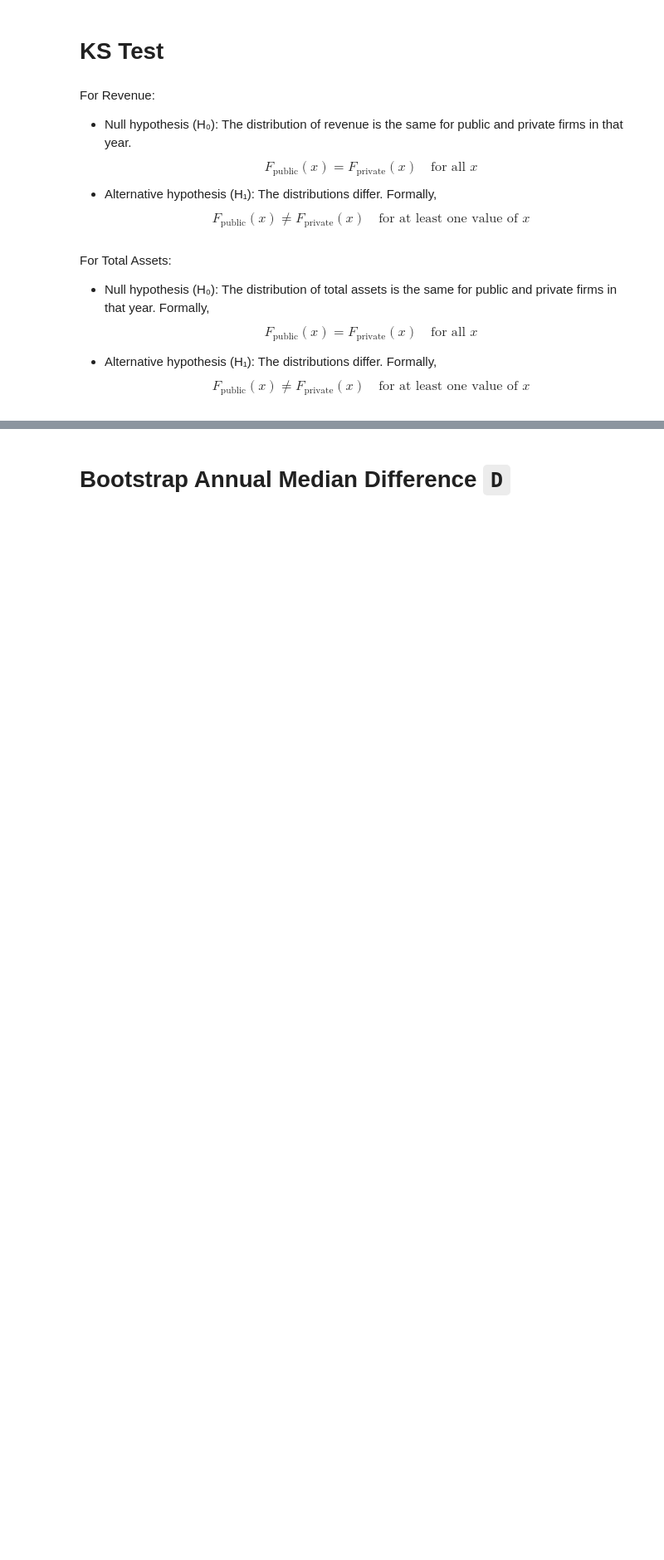
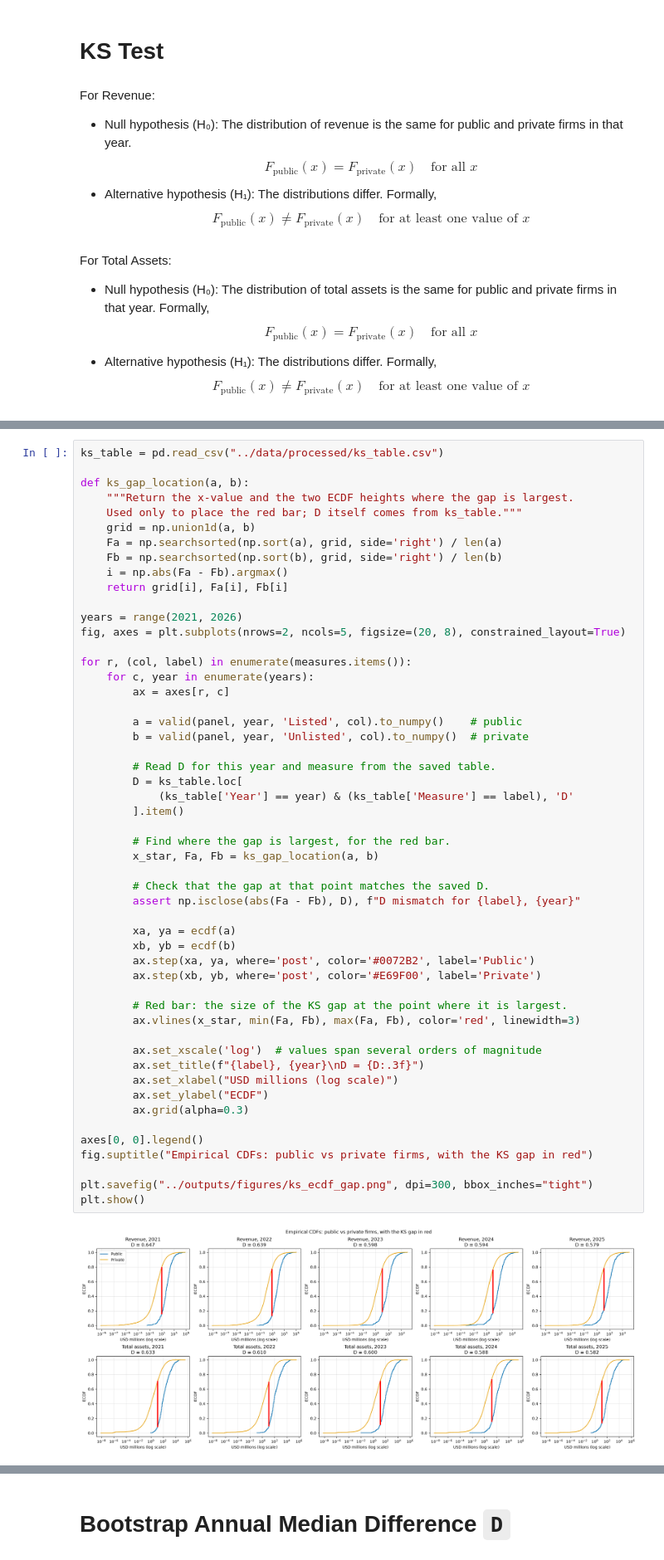
Before and after one commit to pbansal2026-sys/607_Group_Project, a Jupyter notebook: notebooks/Wrangle_&_Tests.ipynb, the cells around one changed output, grey strips where cells are left out. Shown at 83% size. Saved outputs shown, nothing was run; the diff lists cells and outputs as text; blank space fills up the shorter version.

```diff
--- a/notebooks/Wrangle_&_Tests.ipynb
+++ b/notebooks/Wrangle_&_Tests.ipynb
@@ -377 +536,55 @@ Every p-value is far below 0.001, so the null is rejected for all 10 tests. The
 Because the sample sizes are so unequal (about 479 public firms versus 23,000 to 33,000 private firms), the p-values are very small, and the test will detect even minor differences.
+# %%
+ks_table = pd.read_csv("../data/processed/ks_table.csv")
+
+def ks_gap_location(a, b):
+    """Return the x-value and the two ECDF heights where the gap is largest.
+    Used only to place the red bar; D itself comes from ks_table."""
+    grid = np.union1d(a, b)
+    Fa = np.searchsorted(np.sort(a), grid, side='right') / len(a)
+    Fb = np.searchsorted(np.sort(b), grid, side='right') / len(b)
+    i = np.abs(Fa - Fb).argmax()
+    return grid[i], Fa[i], Fb[i]
+
+years = range(2021, 2026)
+fig, axes = plt.subplots(nrows=2, ncols=5, figsize=(20, 8), constrained_layout=True)
+
+for r, (col, label) in enumerate(measures.items()):
+    for c, year in enumerate(years):
+        ax = axes[r, c]
+
+        a = valid(panel, year, 'Listed', col).to_numpy()    # public
+        b = valid(panel, year, 'Unlisted', col).to_numpy()  # private
+
+        # Read D for this year and measure from the saved table.
+        D = ks_table.loc[
+            (ks_table['Year'] == year) & (ks_table['Measure'] == label), 'D'
+        ].item()
+
+        # Find where the gap is largest, for the red bar.
+        x_star, Fa, Fb = ks_gap_location(a, b)
+
+        # Check that the gap at that point matches the saved D.
+        assert np.isclose(abs(Fa - Fb), D), f"D mismatch for {label}, {year}"
+
+        xa, ya = ecdf(a)
+        xb, yb = ecdf(b)
+        ax.step(xa, ya, where='post', color='#0072B2', label='Public')
+        ax.step(xb, yb, where='post', color='#E69F00', label='Private')
+
+        # Red bar: the size of the KS gap at the point where it is largest.
+        ax.vlines(x_star, min(Fa, Fb), max(Fa, Fb), color='red', linewidth=3)
+
+        ax.set_xscale('log')  # values span several orders of magnitude
+        ax.set_title(f"{label}, {year}\nD = {D:.3f}")
+        ax.set_xlabel("USD millions (log scale)")
+        ax.set_ylabel("ECDF")
+        ax.grid(alpha=0.3)
+
+axes[0, 0].legend()
+fig.suptitle("Empirical CDFs: public vs private firms, with the KS gap in red")
+
+plt.savefig("../outputs/figures/ks_ecdf_gap.png", dpi=300, bbox_inches="tight")
+plt.show()
+# %% [output]
+[figure, added]
```
Also changed, not shown: parts of 30 cells of this notebook, 9 other files.
